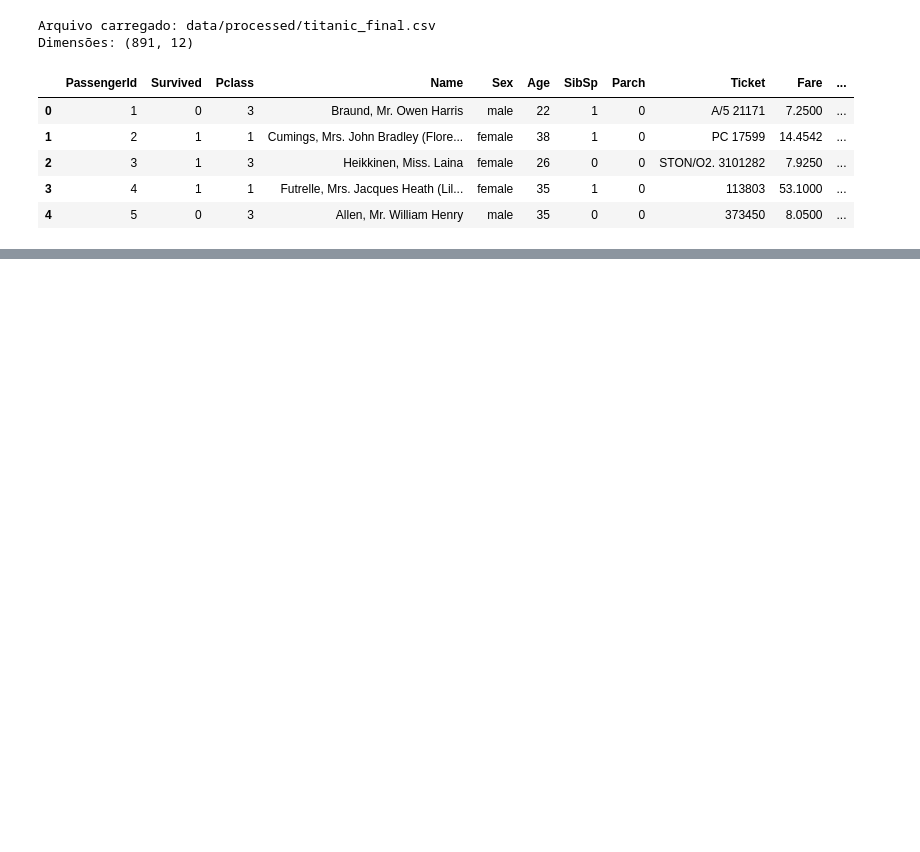
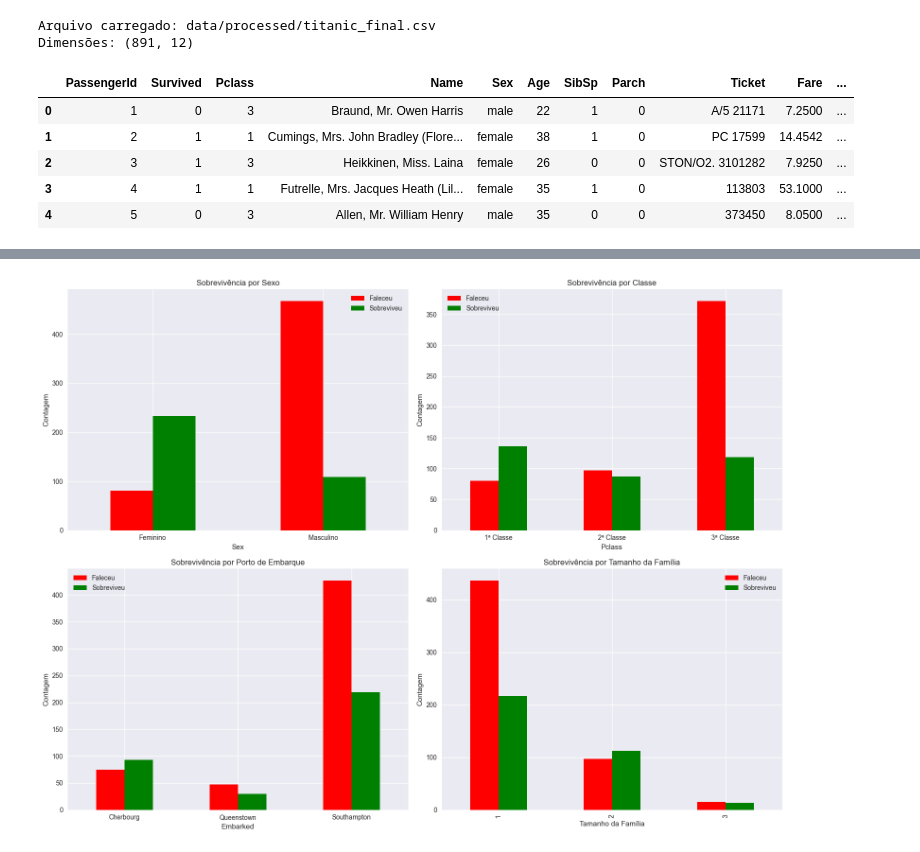
Before and after one commit to Lucaspm5/special-topics-computing, a Jupyter notebook: visualizacao_titanic.ipynb, the cells around one changed output, grey strips where cells are left out. Saved outputs shown, nothing was run; the diff lists cells and outputs as text; code cells hidden in the pictures; blank space fills up the shorter version.

```diff
--- a/visualizacao_titanic.ipynb
+++ b/visualizacao_titanic.ipynb
@@ -48,0 +178,41 @@ Resumo salvo em outputs/tables/titanic_descriptive_stats.csv
+# %%
+# 4. GRÁFICOS DE BARRAS AGRUPADAS
+fig, axes = plt.subplots(2, 2, figsize=(16, 12))
+
+# Sobrevivência por Sexo
+gender_survival = pd.crosstab(df['Sex'], df['Survived'])
+gender_survival.plot(kind='bar', ax=axes[0,0], color=['red', 'green'])
+axes[0,0].set_title('Sobrevivência por Sexo')
+axes[0,0].set_ylabel('Contagem')
+axes[0,0].set_xticklabels(['Feminino', 'Masculino'], rotation=0)
+axes[0,0].legend(['Faleceu', 'Sobreviveu'])
+
+# Sobrevivência por Classe
+class_survival = pd.crosstab(df['Pclass'], df['Survived'])
+class_survival.plot(kind='bar', ax=axes[0,1], color=['red', 'green'])
+axes[0,1].set_title('Sobrevivência por Classe')
+axes[0,1].set_ylabel('Contagem')
+axes[0,1].set_xticklabels(['1ª Classe', '2ª Classe', '3ª Classe'], rotation=0)
+axes[0,1].legend(['Faleceu', 'Sobreviveu'])
+
+# Sobrevivência por Porto de Embarque
+embarked_survival = pd.crosstab(df['Embarked'], df['Survived'])
+embarked_survival.plot(kind='bar', ax=axes[1,0], color=['red', 'green'])
+axes[1,0].set_title('Sobrevivência por Porto de Embarque')
+axes[1,0].set_ylabel('Contagem')
+axes[1,0].set_xticklabels(['Cherbourg', 'Queenstown', 'Southampton'], rotation=0)
+axes[1,0].legend(['Faleceu', 'Sobreviveu'])
+
+# Sobrevivência por Tamanho da Família
+family_survival = pd.crosstab(family_size, df['Survived'])
+family_survival.plot(kind='bar', ax=axes[1,1], color=['red', 'green'])
+axes[1,1].set_title('Sobrevivência por Tamanho da Família')
+axes[1,1].set_ylabel('Contagem')
+axes[1,1].set_xlabel('Tamanho da Família')
+axes[1,1].legend(['Faleceu', 'Sobreviveu'])
+
+plt.tight_layout()
+plt.savefig('data/outputs/figs/titanic_grouped_bar_charts.png', dpi=300, bbox_inches='tight')
+plt.show()
+# %% [output]
+[figure, added]
```
Also changed, not shown: parts of 6 cells of this notebook, 19 other files.
